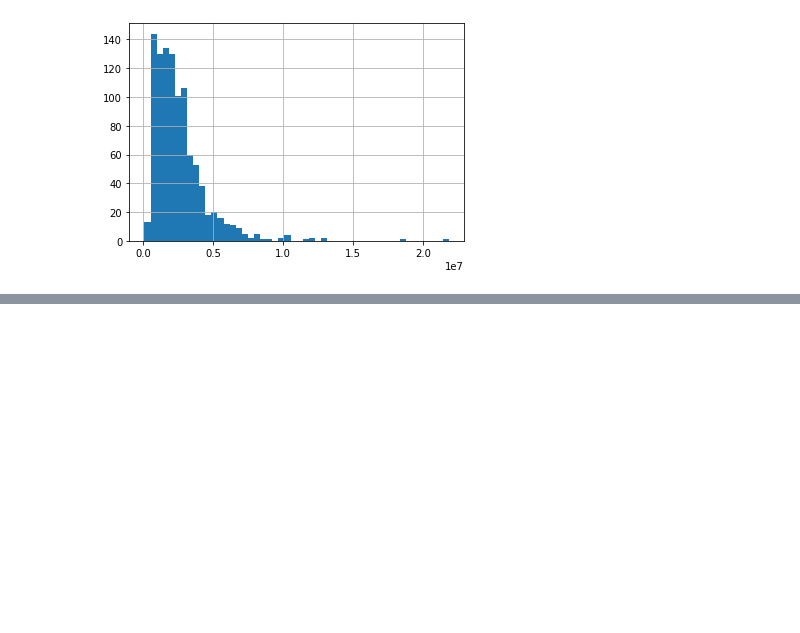
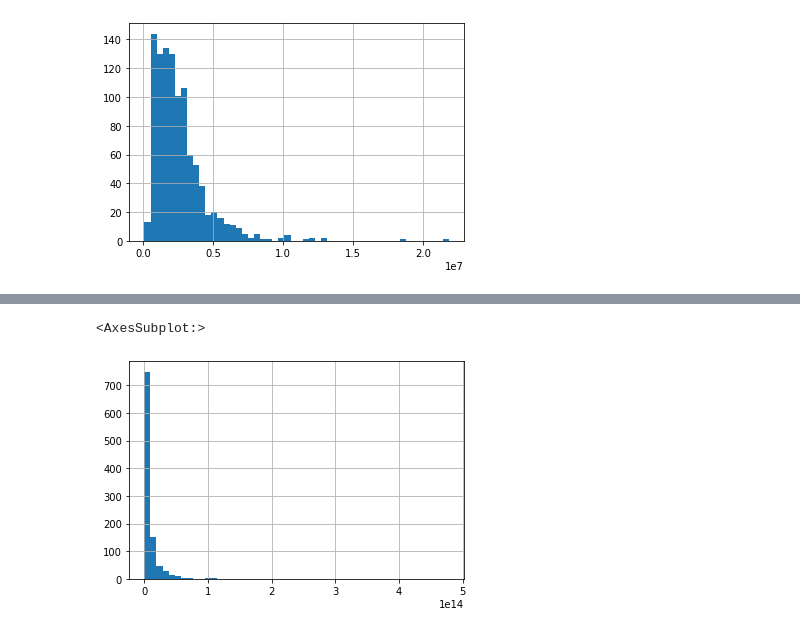
Before and after one commit to feature-engine/feature_engine, a Jupyter notebook: examples/transformation/PowerTransformer.ipynb, the cells around one changed output, grey strips where cells are left out. Saved outputs shown, nothing was run; the diff lists cells and outputs as text; code cells hidden in the pictures; blank space fills up the shorter version.

```diff
--- a/examples/transformation/PowerTransformer.ipynb
+++ b/examples/transformation/PowerTransformer.ipynb
@@ -156,0 +188,7 @@ train_t['GrLivArea'].hist(bins=50)
+# %%
+# inverse transformed variable distribution
+
+train_orig['GrLivArea'].hist(bins=50)
+# %% [output]
+<AxesSubplot:>
+[figure, added]
```
Also changed, not shown: parts of 5 cells of this notebook, 2 other files.
